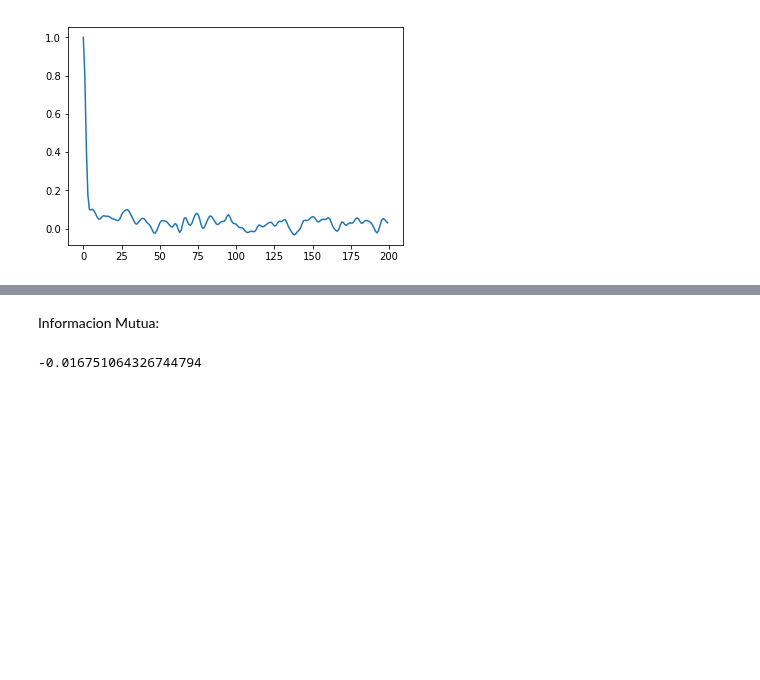
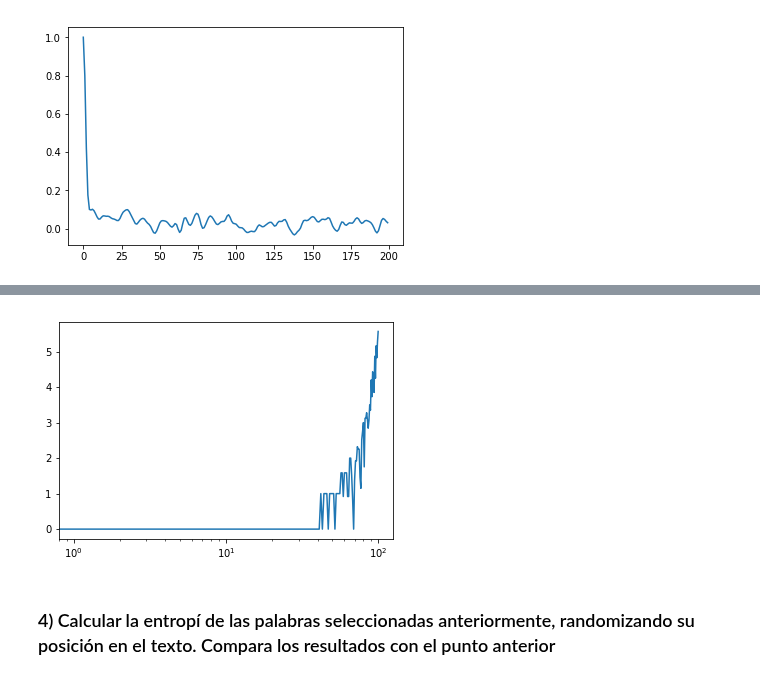
Before and after one commit to MascittiJA/CienciaDatos, a Jupyter notebook: tp6/tp6.ipynb, the cells around one changed output, grey strips where cells are left out. Saved outputs shown, nothing was run; the diff lists cells and outputs as text; code cells hidden in the pictures; blank space fills up the shorter version.

```diff
--- a/tp6/tp6.ipynb
+++ b/tp6/tp6.ipynb
@@ -298,11 +281,11 @@ apariciones2 = sorted(app_dicc.items(), key=lambda x:x[1])
 palabras = [apariciones[i][0] for i in np.arange(0, len(apariciones), len(apariciones)//100)]
 # %%
 palabras2 = [apariciones2[i][0] for i in np.arange(0, len(apariciones2), len(apariciones2)//100)]
-# %% [markdown]
-Informacion Mutua:
-# %%
-sum(map(lambda w: mutual_information(w,tokens), palabras))
-# %% [output]
--0.016751064326744794
+# %%
+entropy_plot(palabras,tokens)
+# %% [output]
+[figure, added]
+# %% [markdown]
+### 4) Calcular la entropí de las palabras seleccionadas anteriormente, randomizando su posición en el texto. Compara los resultados con el punto anterior
 # %%
 entropy_plot(palabras2,tokens2)
```
Also changed, not shown: parts of 17 cells of this notebook.
